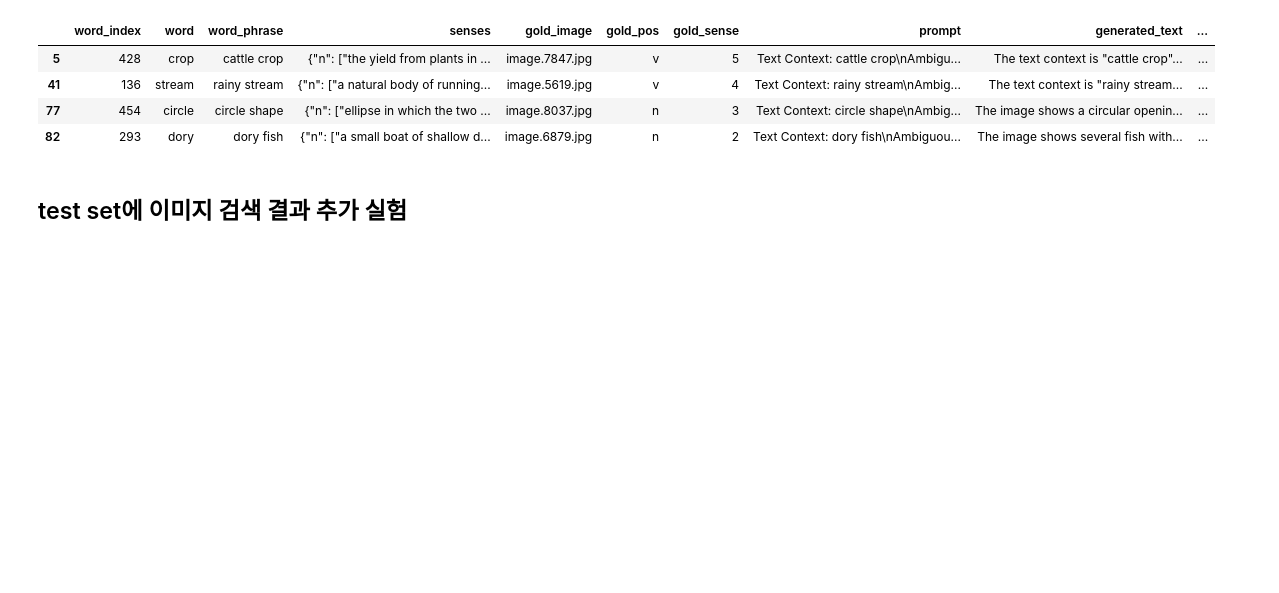
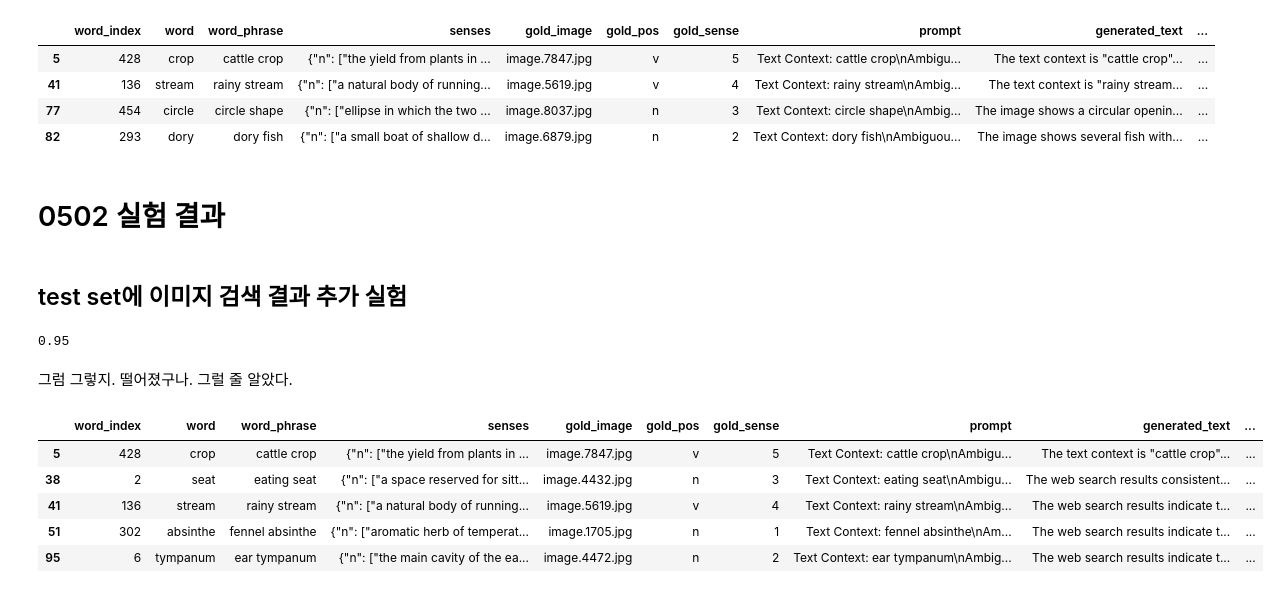
Before and after one commit to BlessingDev/Word-Sense-Disambiguation-with-Visual-Context, a Jupyter notebook: documents/evaluation.ipynb, the cells around one changed output. Drawn from its saved outputs; the diff is of its cells as text; code cells hidden in the pictures; blank space fills up the shorter version.

Commit message:
260504 - google vision 검색 결과 통합 실험 진행 - ambigugous sentence generation까지 진행

```diff
--- a/documents/evaluation.ipynb
+++ b/documents/evaluation.ipynb
@@ -985,5 +985,33 @@ result_df[result_df["predicted_label"] != result_df["gold_sense"]]
 | 41 | 136 | stream | rainy stream | {"n": ["a natural body of running... | image.5619.jpg | v | 4 | Text Context: rainy stream\nAmbig... | The text context is "rainy stream... | ... |
 | 77 | 454 | circle | circle shape | {"n": ["ellipse in which the two ... | image.8037.jpg | n | 3 | Text Context: circle shape\nAmbig... | The image shows a circular openin... | ... |
 | 82 | 293 | dory | dory fish | {"n": ["a small boat of shallow d... | image.6879.jpg | n | 2 | Text Context: dory fish\nAmbiguou... | The image shows several fish with... | ... |
+# %% [markdown]
+# 0502 실험 결과
 # %% [markdown]
 ## test set에 이미지 검색 결과 추가 실험
+# %%
+import pandas as pd
+
+result_df = pd.read_csv("/workspace/data/test_set_process/inference/wsd_100_sense_search_gemma3-27b.csv")
+
+
+for index, row in result_df.iterrows():
+    pred_label = row["generated_text"].split("A:")[-1].strip().lower()
+    mapped_label = int(pred_label)
+    result_df.at[index, "predicted_label"] = mapped_label
+
+acc = (result_df["predicted_label"] == result_df["gold_sense"]).sum() / len(result_df)
+print(acc)
+# %% [output]
+0.95
+# %% [markdown]
+그럼 그렇지. 떨어졌구나. 그럴 줄 알았다.
+# %%
+result_df[result_df["predicted_label"] != result_df["gold_sense"]]
+# %% [output]
+|  | word_index | word | word_phrase | senses | gold_image | gold_pos | gold_sense | prompt | generated_text | ... |
+| 5 | 428 | crop | cattle crop | {"n": ["the yield from plants in ... | image.7847.jpg | v | 5 | Text Context: cattle crop\nAmbigu... | The text context is "cattle crop"... | ... |
+| 38 | 2 | seat | eating seat | {"n": ["a space reserved for sitt... | image.4432.jpg | n | 3 | Text Context: eating seat\nAmbigu... | The web search results consistent... | ... |
+| 41 | 136 | stream | rainy stream | {"n": ["a natural body of running... | image.5619.jpg | v | 4 | Text Context: rainy stream\nAmbig... | The web search results indicate t... | ... |
+| 51 | 302 | absinthe | fennel absinthe | {"n": ["aromatic herb of temperat... | image.1705.jpg | n | 1 | Text Context: fennel absinthe\nAm... | The web search results indicate t... | ... |
+| 95 | 6 | tympanum | ear tympanum | {"n": ["the main cavity of the ea... | image.4472.jpg | n | 2 | Text Context: ear tympanum\nAmbig... | The web search results indicate t... | ... |
```
Also changed, not shown: parts of 10 cells of this notebook, 20 other files.
